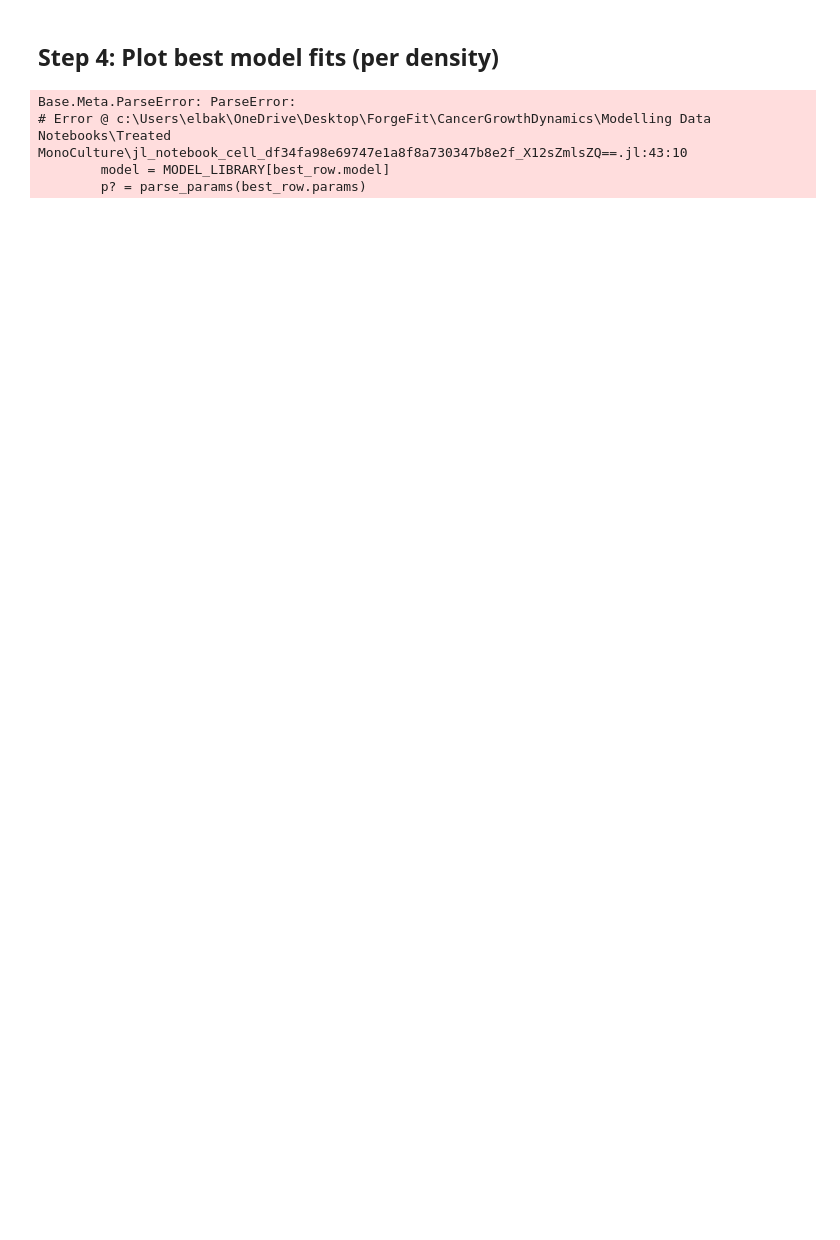
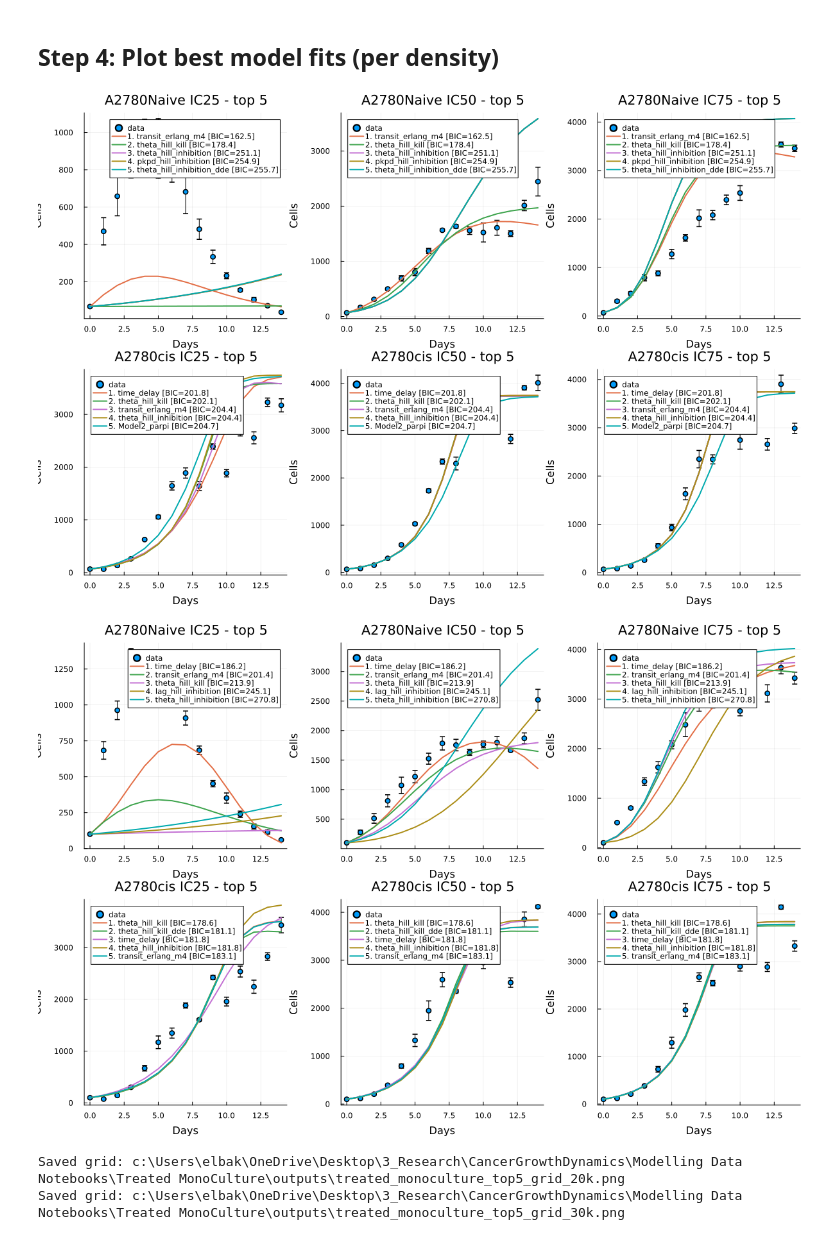
Before and after one commit to kadinelbak/CancerGrowthDynamics, a Jupyter notebook: Modelling Data Notebooks/Treated MonoCulture/Treated MonoCulture Simplified.ipynb, the cells around one changed output. Cells and saved outputs as stored; diff of their text form; code cells hidden in the pictures; blank space fills up the shorter version.

Commit message:
final treated

```diff
--- a/Modelling Data Notebooks/Treated MonoCulture/Treated MonoCulture Simplified.ipynb
+++ b/Modelling Data Notebooks/Treated MonoCulture/Treated MonoCulture Simplified.ipynb
@@ -465,7 +700,10 @@ UndefVarError: UndefVarError: `Optim` not defined
 # %% [markdown]
 ## Step 4: Plot best model fits (per density)
 # %%
-# Plot grids for each density: 2 (cell lines) x 3 (doses)
+# Ensure required packages are loaded in this cell's execution context
+using CSV, DataFrames, Plots, OrdinaryDiffEq, DelayDiffEq
+
+# Plot grids for each density: 2 (cell lines) x 3 (doses), with top-N model fits
 
 function parse_params(s::AbstractString)
     parts = split(s, ',')
@@ -492,46 +730,66 @@ function load_datasets_for(dens::String, cl::Symbol)
             y0        = y[1],
         ))
     end
     return datasets
 end
 
-function plot_best_grid_for_density(dens::String)
-    best_df = CSV.read(joinpath(OUTPUT_DIR, "treated_monoculture_best_models.csv"), DataFrame)
-    best_df = best_df[best_df.density .== dens, :]
+function top_n_rows_for_density_cell(dens::String, cl_str::String; n_best::Int=5)
+    all_df = CSV.read(joinpath(OUTPUT_DIR, "treated_monoculture_model_bic_results.csv"), DataFrame)
+    sub = all_df[(all_df.density .== dens) .& (all_df.cell_line .== cl_str), :]
+    @assert nrow(sub) > 0 "No model rows found for density=$(dens), cell_line=$(cl_str)"
+    sub = sort(sub, :bic)
+    return sub[1:min(n_best, nrow(sub)), :]
+end
 
+function plot_best_grid_for_density(dens::String; n_best::Int=5)
     plt = plot(layout=(2, 3), size=(1200, 800))
 
     for (i_cl, cl_str) in enumerate(string.(CELL_LINES))
         cl_sym = Symbol(cl_str)
         r, K, v = BASELINE_PARAMS[(dens, cl_sym)]
 
-        best_row = best_df[best_df.cell_line .== cl_str, :][1, :]
-        model = MODEL_LIBRARY[best_row.model]
-        p_opt = parse_params(best_row.params)
+        top_rows = top_n_rows_for_density_cell(dens, cl_str; n_best=n_best)
+        model_entries = NamedTuple{(:name,:params,:bic)}[]
+        for row in eachrow(top_rows)
+            model_name = String(row.model)
+            if haskey(MODEL_LIBRARY, model_name)
+                push!(model_entries, (
+                    name   = model_name,
+                    params = parse_params(String(row.params)),
+                    bic    = Float64(row.bic),
+                ))
+            end
+        end
+        @assert !isempty(model_entries) "No plottable models found for density=$(dens), cell_line=$(cl_str)"
 
         datasets = load_datasets_for(dens, cl_sym)
         for (j_dn, dn) in enumerate(DOSE_ORDER)
             idx = (i_cl - 1) * 3 + j_dn
             d = filter(dd -> dd.dose_name == dn, datasets)[1]
-            y_pred = model.simulate(d.x, p_opt, d.dose_val, r, K, v, d.y0)
 
-            plot!(plt[idx], d.x, d.y; yerror=d.yerr, seriestype=:scatter, label="data", title="$(cl_str) $(dn)")
-            plot!(plt[idx], d.x, y_pred; label=model.name, lw=2)
+            plot!(plt[idx], d.x, d.y; yerror=d.yerr, seriestype=:scatter, label="data", title="$(cl_str) $(dn) - top $(n_best)")
+
+            for (k, entry) in enumerate(model_entries)
+                y_pred = MODEL_LIBRARY[entry.name].simulate(d.x, entry.params, d.dose_val, r, K, v, d.y0)
+                lbl = "$(k). $(entry.name) [BIC=$(round(entry.bic, digits=1))]"
+                plot!(plt[idx], d.x, y_pred; label=lbl, lw=2)
+            end
+
             xlabel!(plt[idx], "Days")
             ylabel!(plt[idx], "Cells")
         end
     end
 
     display(plt)
-    out_path = joinpath(OUTPUT_DIR, "treated_monoculture_best_grid_$(dens).png")
+    out_path = joinpath(OUTPUT_DIR, "treated_monoculture_top$(n_best)_grid_$(dens).png")
     savefig(plt, out_path)
     println("Saved grid: ", out_path)
 end
 
-plot_best_grid_for_density("20k")
-plot_best_grid_for_density("30k")
+plot_best_grid_for_density("20k"; n_best=5)
+plot_best_grid_for_density("30k"; n_best=5)
 # %% [output]
+[figure, added]
+[figure, added]
-Base.Meta.ParseError: ParseError:
-# Error @ c:\Users\elbak\OneDrive\Desktop\ForgeFit\CancerGrowthDynamics\Modelling Data Notebooks\Treated MonoCulture\jl_notebook_cell_df34fa98e69747e1a8f8a730347b8e2f_X12sZmlsZQ==.jl:43:10
-        model = MODEL_LIBRARY[best_row.model]
-        p? = parse_params(best_row.params)
+Saved grid: c:\Users\elbak\OneDrive\Desktop\3_Research\CancerGrowthDynamics\Modelling Data Notebooks\Treated MonoCulture\outputs\treated_monoculture_top5_grid_20k.png
+Saved grid: c:\Users\elbak\OneDrive\Desktop\3_Research\CancerGrowthDynamics\Modelling Data Notebooks\Treated MonoCulture\outputs\treated_monoculture_top5_grid_30k.png
```
Also changed, not shown: parts of 3 cells of this notebook.
